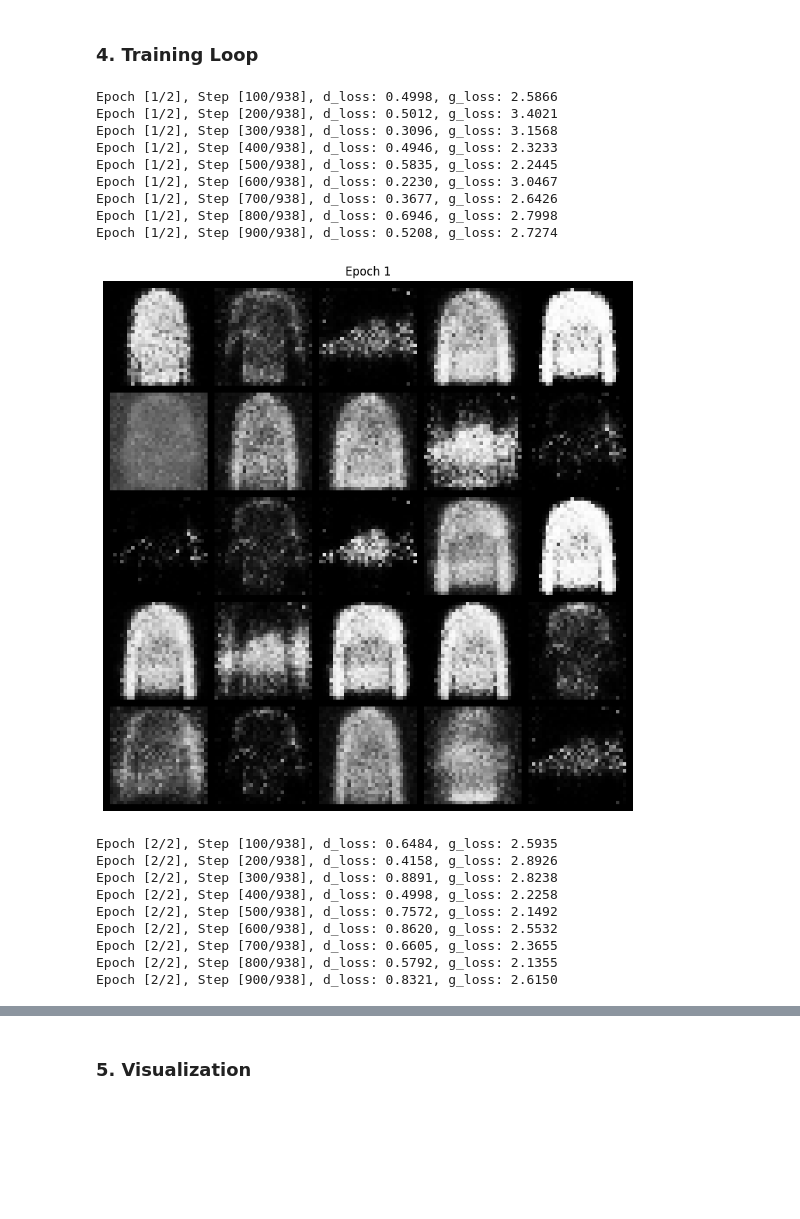
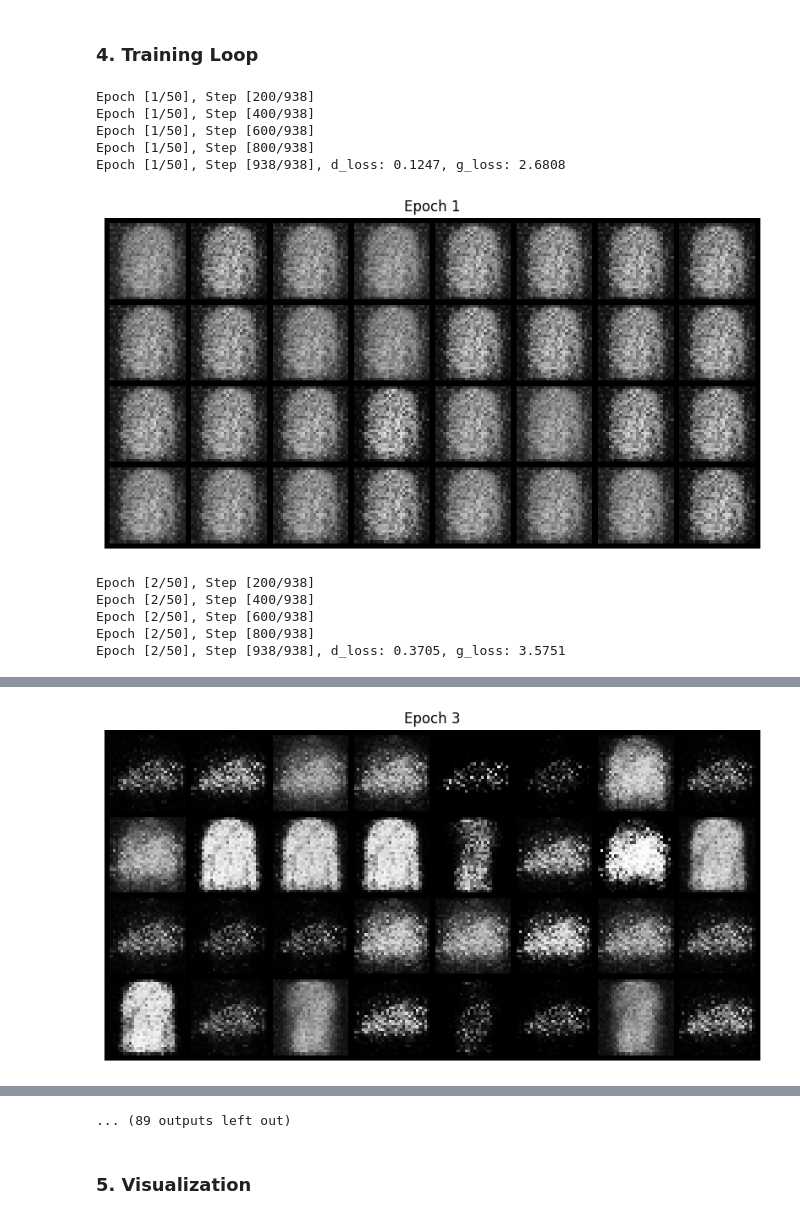
Before and after one commit to mchieberly/CSCI297, a Jupyter notebook: Project 2/gans.ipynb, the cells around one changed output, grey strips where cells are left out. Cells and saved outputs as stored; diff of their text form; code cells hidden in the pictures; blank space fills up the shorter version.

```diff
--- a/Project 2/gans.ipynb
+++ b/Project 2/gans.ipynb
@@ -119,11 +120,30 @@ d_optimizer = optim.Adam(discriminator.parameters(), lr=1e-4)
 # %% [markdown]
 ### 4. Training Loop
 # %%
-def show_generated_images(images, num_images=25, title='Generated Images'):
+"""
+This can be used to start from a checkpoint
+
+# Indicate the checkpoint here
+checkpoint_path = './gan_checkpoints/'
+
+# Load the checkpoint
+checkpoint = torch.load(checkpoint_path)
+
+# Restore the state of each model and optimizer
+generator.load_state_dict(checkpoint['generator_state_dict'])
+discriminator.load_state_dict(checkpoint['discriminator_state_dict'])
+g_optimizer.load_state_dict(checkpoint['g_optimizer_state_dict'])
+d_optimizer.load_state_dict(checkpoint['d_optimizer_state_dict'])
+"""
+
+checkpoint_dir = './gan_checkpoints'
+os.makedirs(checkpoint_dir, exist_ok=True)
+
+def show_generated_images(images, num_images=64, title='Generated Images'):
     plt.figure(figsize=(10, 10))
     images = images / 2 + 0.5
     images = images.clamp(0, 1)
-    image_grid = make_grid(images[:num_images], nrow=5, normalize=False).cpu().numpy()
+    image_grid = make_grid(images[:num_images], nrow=8, normalize=False).cpu().numpy()
     plt.imshow(np.transpose(image_grid, (1, 2, 0)), interpolation='nearest')
     plt.title(title)
     plt.axis('off')
@@ -131,6 +151,8 @@ def show_generated_images(images, num_images=25, title='Generated Images'):
 
 g_loss_curve = []
 d_loss_curve = []
+g_loss_avg = []
+d_loss_avg = []
 
 num_epochs = 50
 for epoch in range(num_epochs):
@@ -142,53 +164,60 @@ for epoch in range(num_epochs):
         fake_labels = torch.zeros(current_batch_size, 1).to(device)
 
         d_optimizer.zero_grad()
 
         real_outputs = discriminator(real_images)
         d_loss_real = criterion(real_outputs, real_labels)
 
         z = torch.randn(current_batch_size, 100).to(device)
         fake_images = generator(z)
         fake_outputs = discriminator(fake_images.detach())
         d_loss_fake = criterion(fake_outputs, fake_labels)
 
         d_loss = d_loss_real + d_loss_fake
         d_loss.backward()
         d_optimizer.step()
 
         g_optimizer.zero_grad()
 
         fake_outputs = discriminator(fake_images)
         g_loss = criterion(fake_outputs, real_labels)
 
         g_loss.backward()
         g_optimizer.step()
 
         g_loss_curve.append(g_loss.item())
         d_loss_curve.append(d_loss.item())
 
-        if (i+1) % 100 == 0:
-            print(f'Epoch [{epoch+1}/{num_epochs}], Step [{i+1}/{len(trainloader)}], d_loss: {d_loss.item():.4f}, g_loss: {g_loss.item():.4f}')
-        if i+1 == len(trainloader):
-                show_generated_images(fake_images.view(-1, 1, 28, 28), title=f'Epoch {epoch+1}')
+        if (i+1) % 200 == 0:
+            print(f'Epoch [{epoch+1}/{num_epochs}], Step [{i+1}/{len(trainloader)}]')
+
+    g_loss_avg.append(sum(g_loss_curve) / len(g_loss_curve))
+    d_loss_avg.append(sum(d_loss_curve) / len(d_loss_curve))
+    print(f'Epoch [{epoch+1}/{num_epochs}], Step [{i+1}/{len(trainloader)}], d_loss: {d_loss.item():.4f}, g_loss: {g_loss.item():.4f}')
+    show_generated_images(fake_images.view(-1, 1, 28, 28), title=f'Epoch {epoch+1}')
+
+    if (epoch + 1) % 10 == 0:
+        print(f"Saving checkpoint {epoch + 1}")
+        checkpoint_path = os.path.join(checkpoint_dir, f'checkpoint_epoch_{epoch + 1}.pth')
+        torch.save({
+            'epoch': epoch+1,
+            'generator_state_dict': generator.state_dict(),
+            'discriminator_state_dict': discriminator.state_dict(),
+            'g_optimizer_state_dict': g_optimizer.state_dict(),
+            'd_optimizer_state_dict': d_optimizer.state_dict(),
+            'loss': {'g_loss': g_loss.item(), 'd_loss': d_loss.item()},
+        }, checkpoint_path)
 
 print("Training finished")
 # %% [output]
-Epoch [1/2], Step [100/938], d_loss: 0.4998, g_loss: 2.5866
-Epoch [1/2], Step [200/938], d_loss: 0.5012, g_loss: 3.4021
-Epoch [1/2], Step [300/938], d_loss: 0.3096, g_loss: 3.1568
-Epoch [1/2], Step [400/938], d_loss: 0.4946, g_loss: 2.3233
-Epoch [1/2], Step [500/938], d_loss: 0.5835, g_loss: 2.2445
-Epoch [1/2], Step [600/938], d_loss: 0.2230, g_loss: 3.0467
-Epoch [1/2], Step [700/938], d_loss: 0.3677, g_loss: 2.6426
-Epoch [1/2], Step [800/938], d_loss: 0.6946, g_loss: 2.7998
-Epoch [1/2], Step [900/938], d_loss: 0.5208, g_loss: 2.7274
+Epoch [1/50], Step [200/938]
+Epoch [1/50], Step [400/938]
+Epoch [1/50], Step [600/938]
+Epoch [1/50], Step [800/938]
+Epoch [1/50], Step [938/938], d_loss: 0.1247, g_loss: 2.6808
-[figure, old version]
+[figure, new version]
-Epoch [2/2], Step [100/938], d_loss: 0.6484, g_loss: 2.5935
-Epoch [2/2], Step [200/938], d_loss: 0.4158, g_loss: 2.8926
-Epoch [2/2], Step [300/938], d_loss: 0.8891, g_loss: 2.8238
-Epoch [2/2], Step [400/938], d_loss: 0.4998, g_loss: 2.2258
-Epoch [2/2], Step [500/938], d_loss: 0.7572, g_loss: 2.1492
-Epoch [2/2], Step [600/938], d_loss: 0.8620, g_loss: 2.5532
-Epoch [2/2], Step [700/938], d_loss: 0.6605, g_loss: 2.3655
-Epoch [2/2], Step [800/938], d_loss: 0.5792, g_loss: 2.1355
-Epoch [2/2], Step [900/938], d_loss: 0.8321, g_loss: 2.6150
+Epoch [2/50], Step [200/938]
+Epoch [2/50], Step [400/938]
+Epoch [2/50], Step [600/938]
+Epoch [2/50], Step [800/938]
+Epoch [2/50], Step [938/938], d_loss: 0.3705, g_loss: 3.5751
@@ -196,0 +230 @@ Training finished
+[figure, added]
@@ -197,3 +249,4 @@ Training finished
+... (89 outputs left out)
 # %% [markdown]
 ### 5. Visualization
 # %%
```
Also changed, not shown: parts of 3 cells of this notebook, 6 other files.
